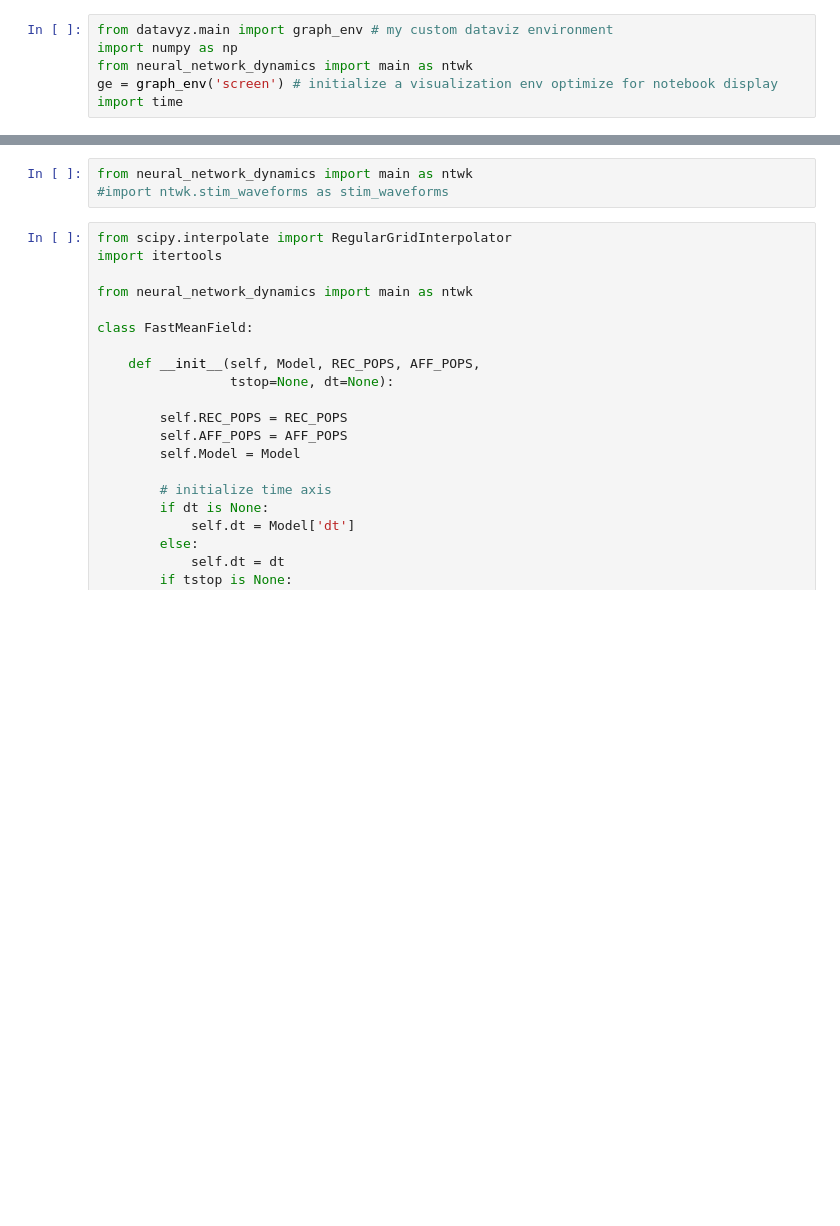
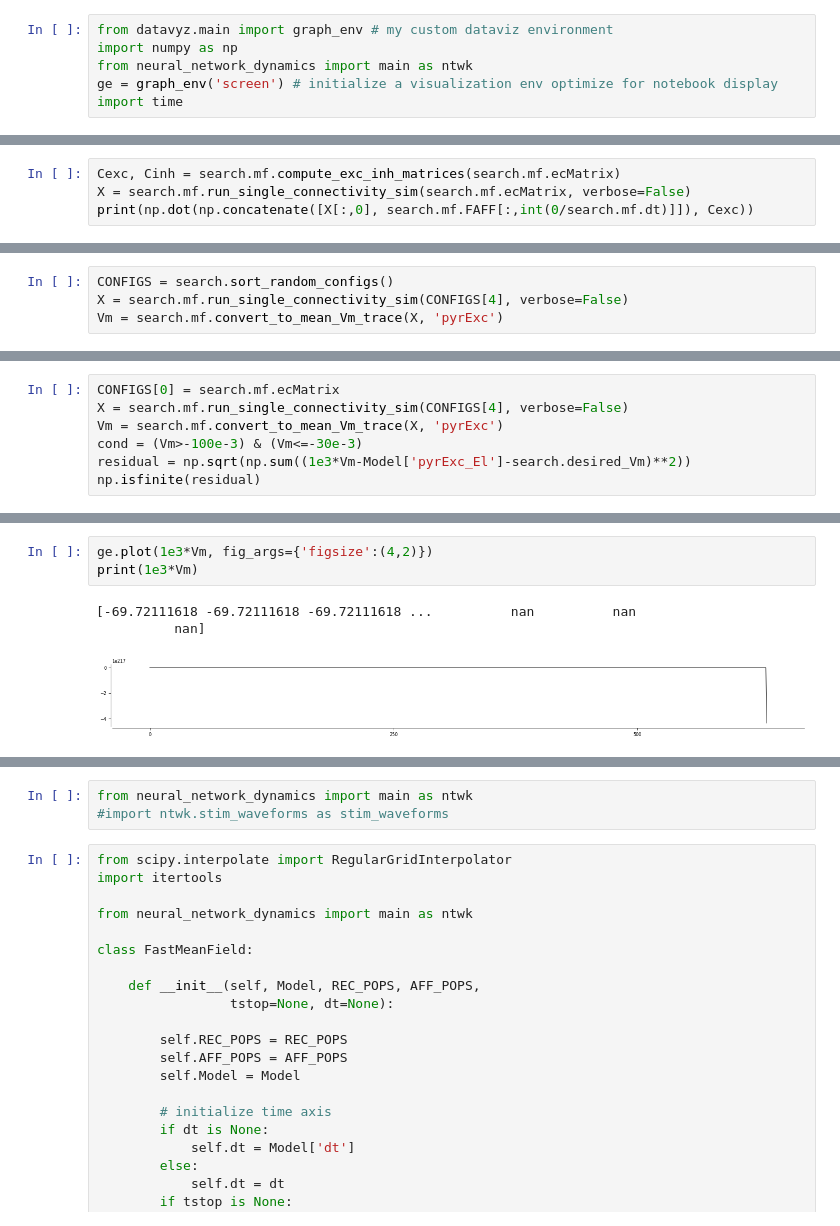
Before and after one commit to yzerlaut/spkNtwk-cortStatesWakefulness, a Jupyter notebook: notebook.ipynb, the cells around one changed output, grey strips where cells are left out. Cells and saved outputs as stored; diff of their text form; blank space fills up the shorter version.

```diff
--- a/notebook.ipynb
+++ b/notebook.ipynb
@@ -6,0 +11,4 @@ import time
+# %%
+Cexc, Cinh = search.mf.compute_exc_inh_matrices(search.mf.ecMatrix)
+X = search.mf.run_single_connectivity_sim(search.mf.ecMatrix, verbose=False)
+print(np.dot(np.concatenate([X[:,0], search.mf.FAFF[:,int(0/search.mf.dt)]]), Cexc))
@@ -6,0 +25,4 @@ import time
+# %%
+CONFIGS = search.sort_random_configs()
+X = search.mf.run_single_connectivity_sim(CONFIGS[4], verbose=False)
+Vm = search.mf.convert_to_mean_Vm_trace(X, 'pyrExc')
@@ -6,0 +35,7 @@ import time
+# %%
+CONFIGS[0] = search.mf.ecMatrix
+X = search.mf.run_single_connectivity_sim(CONFIGS[4], verbose=False)
+Vm = search.mf.convert_to_mean_Vm_trace(X, 'pyrExc')
+cond = (Vm>-100e-3) & (Vm<=-30e-3)
+residual = np.sqrt(np.sum((1e3*Vm-Model['pyrExc_El']-search.desired_Vm)**2))
+np.isfinite(residual)
@@ -6,0 +53,7 @@ import time
+# %%
+ge.plot(1e3*Vm, fig_args={'figsize':(4,2)})
+print(1e3*Vm)
+# %% [output]
+[-69.72111618 -69.72111618 -69.72111618 ...          nan          nan
+          nan]
+[figure, added]
```
Also changed, not shown: parts of 18 cells of this notebook, 4 other files.
